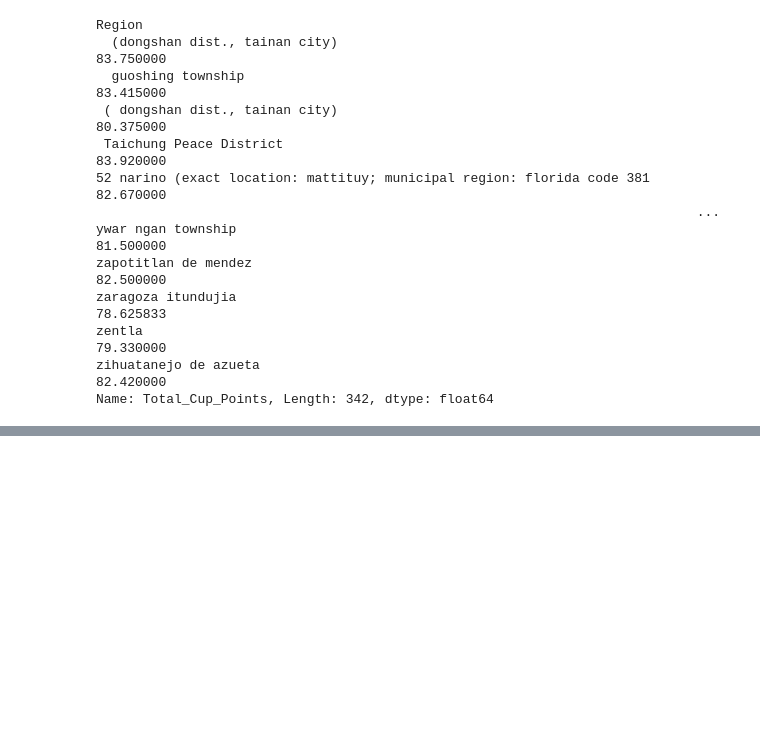
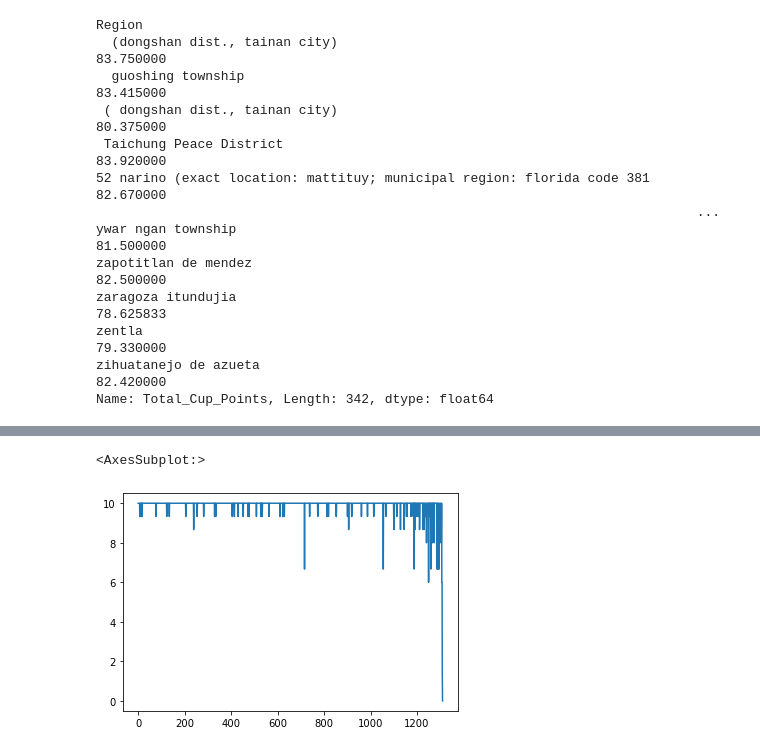
Before and after one commit to RaMcDaniel/CoffeePredictor, a Jupyter notebook: Coffee_Predictor.ipynb, the cells around one changed output, grey strips where cells are left out. Cells and saved outputs as stored; diff of their text form; code cells hidden in the pictures; blank space fills up the shorter version.

```diff
--- a/Coffee_Predictor.ipynb
+++ b/Coffee_Predictor.ipynb
@@ -254,0 +261,5 @@ df.groupby('Region')['Total_Cup_Points'].mean().plot()
+# %%
+df["Sweetness"].plot()
+# %% [output]
+<AxesSubplot:>
+[figure, added]
```
Also changed, not shown: parts of 27 cells of this notebook, 1 other file.
